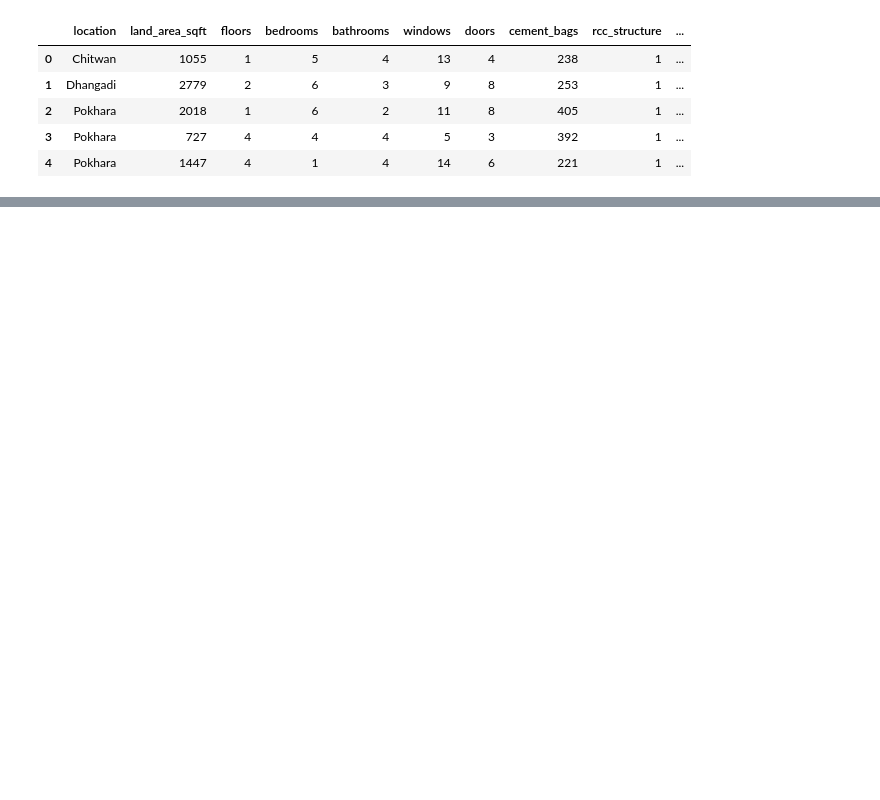
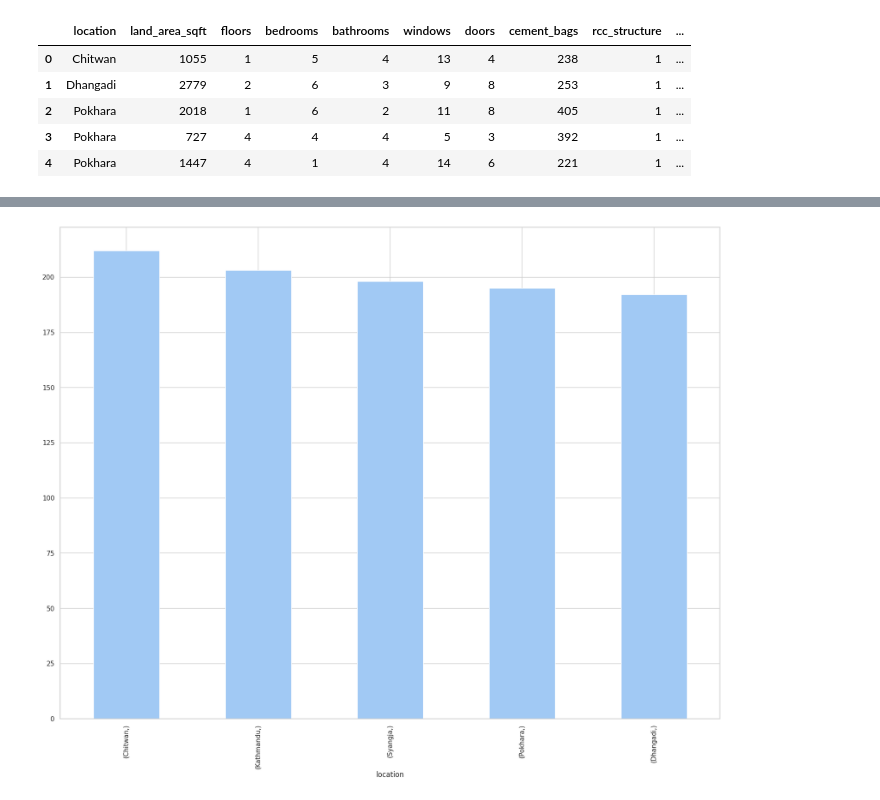
Before and after one commit to ramoliyaYug/AIML, a Jupyter notebook: HousePricingNepal/HousePricingNepal.ipynb, the cells around one changed output, grey strips where cells are left out. Cells and saved outputs as stored; diff of their text form; code cells hidden in the pictures; blank space fills up the shorter version.

```diff
--- a/HousePricingNepal/HousePricingNepal.ipynb
+++ b/HousePricingNepal/HousePricingNepal.ipynb
@@ -50,0 +94,5 @@ df.head()
+# %%
+df[cat_col].value_counts().plot(kind="bar", figsize=(20, 15))
+plt.show()
+# %% [output]
+[figure, added]
```
Also changed, not shown: parts of 16 cells of this notebook.
